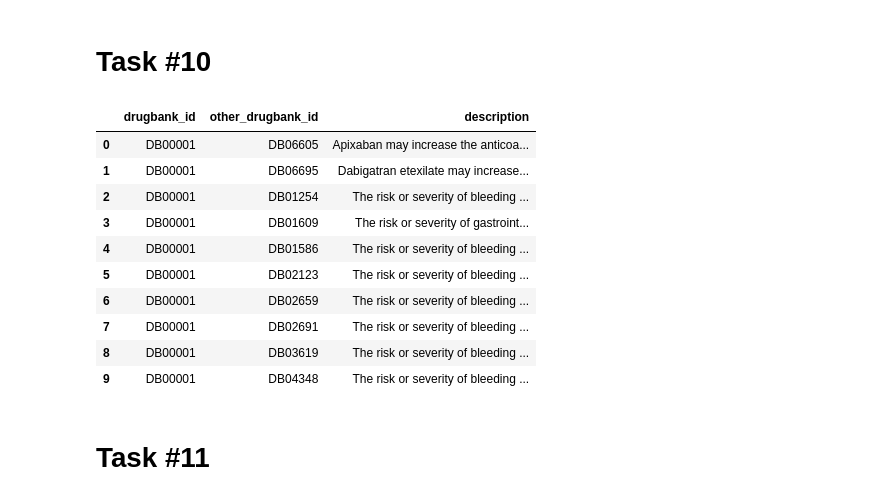
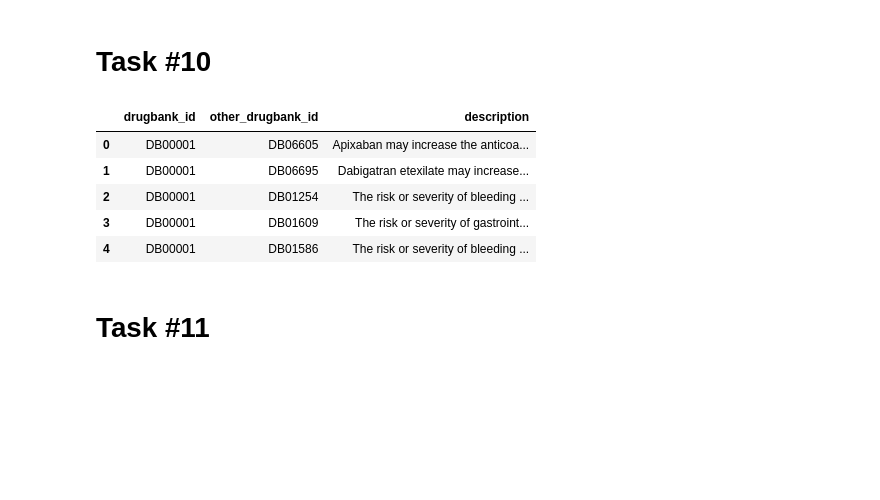
Before and after one commit to tkoso/Drugbank-Data-Analysis, a Jupyter notebook: notebooks/final_report.ipynb, the cells around one changed output. Cells and saved outputs as stored; diff of their text form; code cells hidden in the pictures; blank space fills up the shorter version.

```diff
--- a/notebooks/final_report.ipynb
+++ b/notebooks/final_report.ipynb
@@ -231,20 +231,15 @@ approved_and_non_withdrawn_drugs(df_groups)
 # %%
 from transformations import build_drug_interactions_dataframe
 
 df_actions = build_drug_interactions_dataframe(root)
-df_actions.head(10)
+df_actions.head(5)
 # %% [output]
 |  | drugbank_id | other_drugbank_id | description |
 | 0 | DB00001 | DB06605 | Apixaban may increase the anticoa... |
 | 1 | DB00001 | DB06695 | Dabigatran etexilate may increase... |
 | 2 | DB00001 | DB01254 | The risk or severity of bleeding ... |
 | 3 | DB00001 | DB01609 | The risk or severity of gastroint... |
 | 4 | DB00001 | DB01586 | The risk or severity of bleeding ... |
-| 5 | DB00001 | DB02123 | The risk or severity of bleeding ... |
-| 6 | DB00001 | DB02659 | The risk or severity of bleeding ... |
-| 7 | DB00001 | DB02691 | The risk or severity of bleeding ... |
-| 8 | DB00001 | DB03619 | The risk or severity of bleeding ... |
-| 9 | DB00001 | DB04348 | The risk or severity of bleeding ... |
 # %% [markdown]
 # Task #11
 # %%
```
Also changed, not shown: parts of 5 cells of this notebook, 1 other file.
